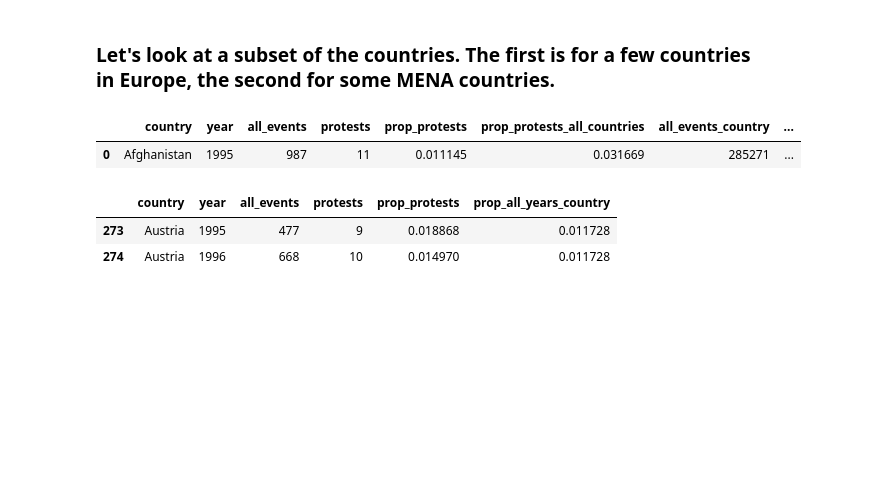
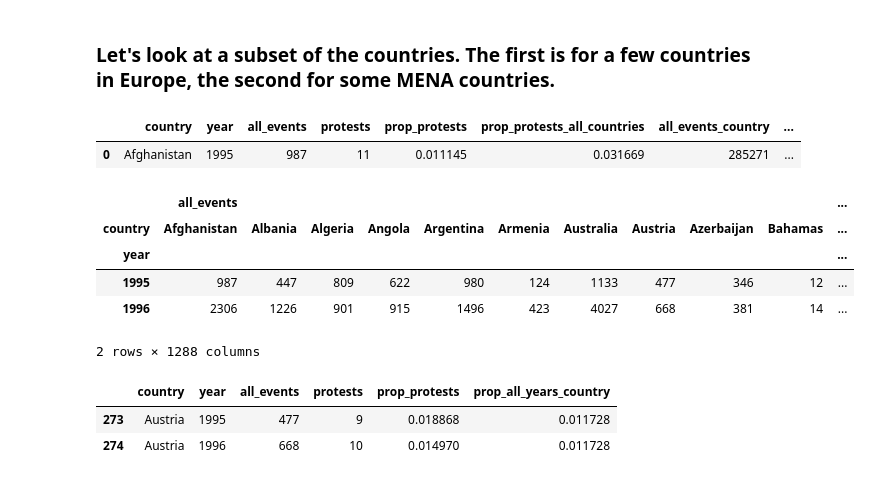
Before and after one commit to alturkaa/ICEWS-data, a Jupyter notebook: ICEWS_data.ipynb, the cells around one changed output. Drawn from its saved outputs; the diff is of its cells as text; code cells hidden in the pictures; blank space fills up the shorter version.

```diff
--- a/ICEWS_data.ipynb
+++ b/ICEWS_data.ipynb
@@ -411,3 +411,14 @@ protests_all_events.head(1)
 # %% [output]
 |  | country | year | all_events | protests | prop_protests | prop_protests_all_countries | all_events_country | ... |
 | 0 | Afghanistan | 1995 | 987 | 11 | 0.011145 | 0.031669 | 285271 | ... |
+# %%
+all_pivot = protests_all_events.pivot('year', 'country')
+# %%
+all_pivot.head(2)
+# %% [output]
+|  | all_events |  |  |  |  |  |  |  |  |  | ... |
+| country | Afghanistan | Albania | Algeria | Angola | Argentina | Armenia | Australia | Austria | Azerbaijan | Bahamas | ... |
+| year |  |  |  |  |  |  |  |  |  |  | ... |
+| 1995 | 987 | 447 | 809 | 622 | 980 | 124 | 1133 | 477 | 346 | 12 | ... |
+| 1996 | 2306 | 1226 | 901 | 915 | 1496 | 423 | 4027 | 668 | 381 | 14 | ... |
+2 rows × 1288 columns
```
Also changed, not shown: parts of 3 cells of this notebook.
